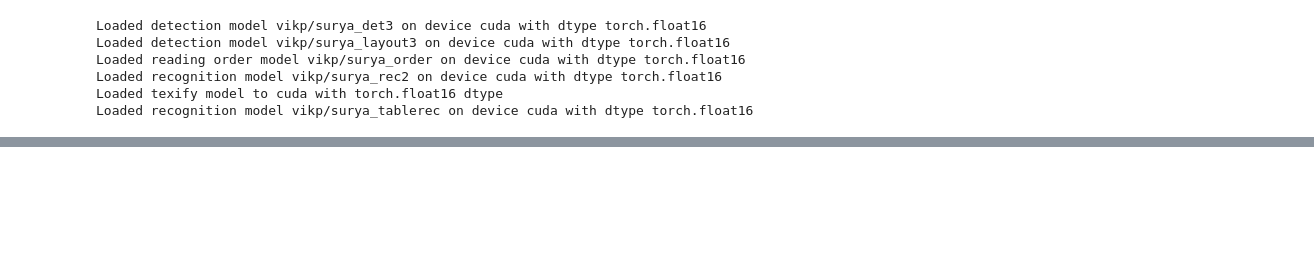
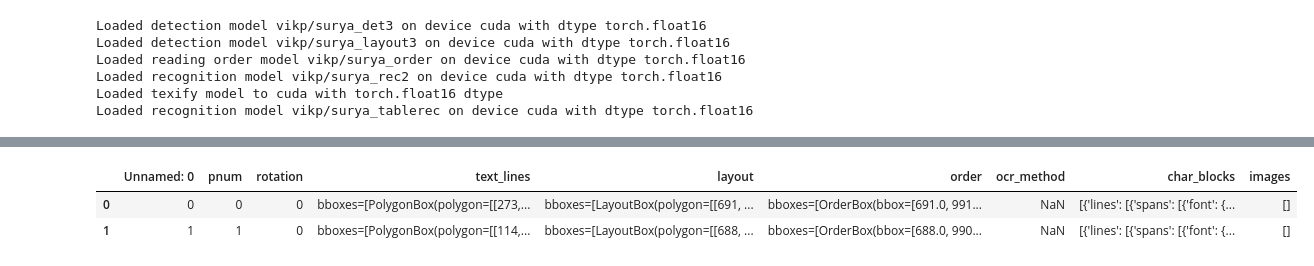
Before and after one commit to xu-jenny/marker, a Jupyter notebook: marker/run.ipynb, the cells around one changed output, grey strips where cells are left out. Cells and saved outputs as stored; diff of their text form; code cells hidden in the pictures; blank space fills up the shorter version.

```diff
--- a/marker/run.ipynb
+++ b/marker/run.ipynb
@@ -123,0 +177,7 @@ Error:
+# %%
+page_df = pd.read_csv("/home/jenny/Downloads/Archive 2/scm_metals/NCS000050_Inspection_Report_20090917/NCS000050_Inspection_Report_20090917.pdf_pages.csv")
+page_df.head(2)
+# %% [output]
+|  | Unnamed: 0 | pnum | rotation | text_lines | layout | order | ocr_method | char_blocks | images |
+| 0 | 0 | 0 | 0 | bboxes=[PolygonBox(polygon=[[273,... | bboxes=[LayoutBox(polygon=[[691, ... | bboxes=[OrderBox(bbox=[691.0, 991... | NaN | [{'lines': [{'spans': [{'font': {... | [] |
+| 1 | 1 | 1 | 0 | bboxes=[PolygonBox(polygon=[[114,... | bboxes=[LayoutBox(polygon=[[688, ... | bboxes=[OrderBox(bbox=[688.0, 990... | NaN | [{'lines': [{'spans': [{'font': {... | [] |
```
Also changed, not shown: parts of 13 cells of this notebook, 3 other files.
